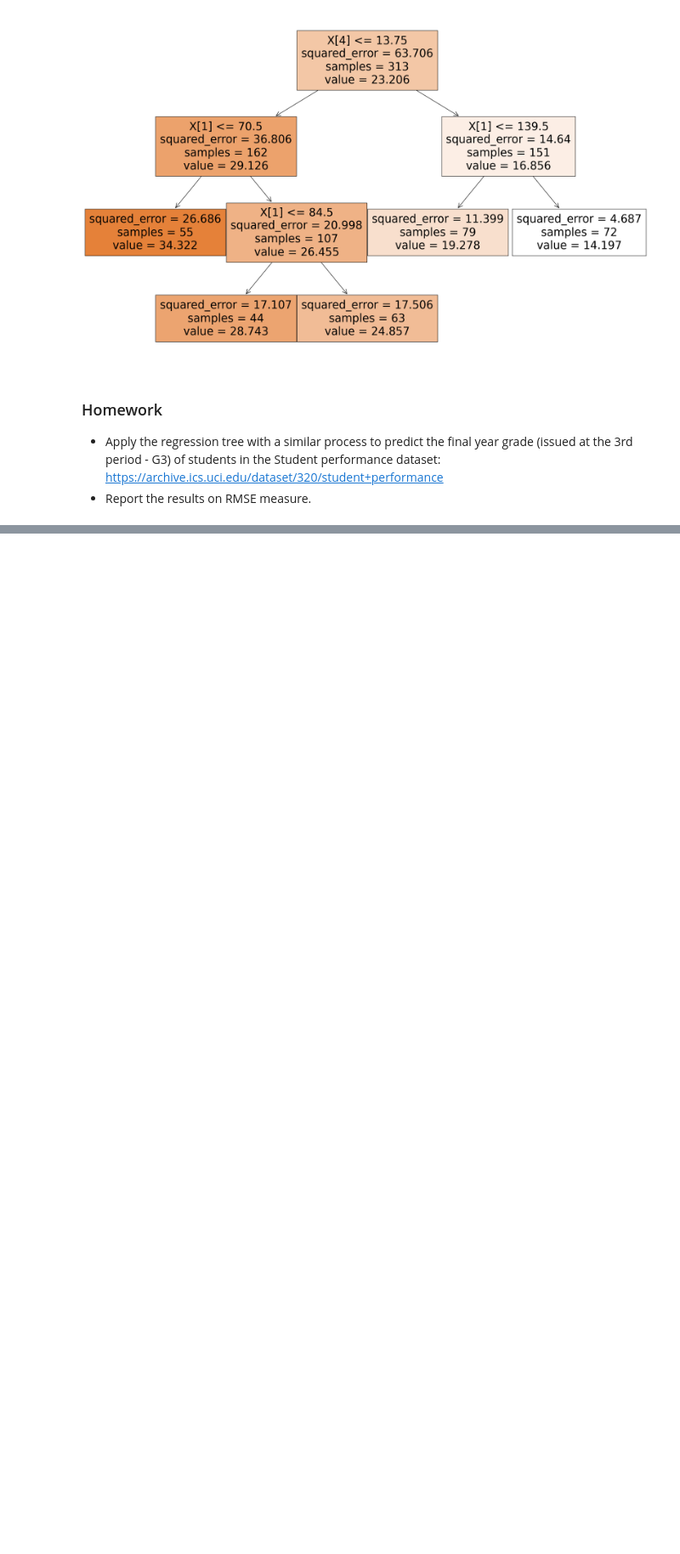
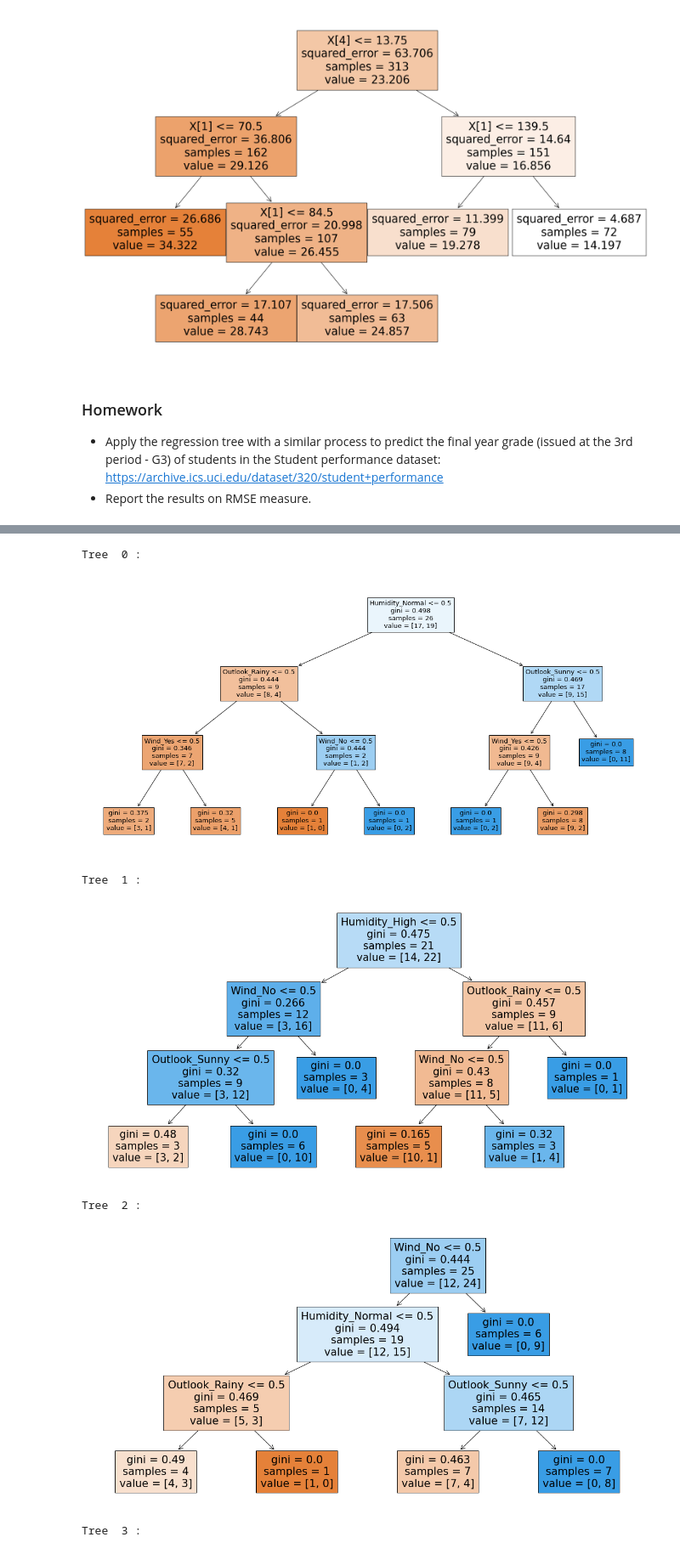
Before and after one commit to tailequy/IU-ML-Supervised, a Jupyter notebook: examples/IU-ML-Supervised-Unit5.ipynb, the cells around one changed output, grey strips where cells are left out. Shown at 85% size. Cells and saved outputs as stored; diff of their text form; code cells hidden in the pictures; blank space fills up the shorter version.

```diff
--- a/examples/IU-ML-Supervised-Unit5.ipynb
+++ b/examples/IU-ML-Supervised-Unit5.ipynb
@@ -239,0 +262,7 @@ plt.show()
+# %%
+# remove the “Week” feature, as it contains 52 unique values that do not add any
+#information to the classifier.
+X = dataset.drop(columns=['Label', 'Week'])
+y = dataset['Label']
+X = pd.get_dummies(X)
+print(X.columns)
@@ -239,0 +273,20 @@ plt.show()
+# %%
+#We divide the dataset into the training set and the testing set, using 30 percent of the
+#data to test the model after training. Furthermore, we set the parameter shuffle=True.
+#By doing this, we want to make sure that we are not pulling our training and testing
+#dataset from just one season of the year. Rather, the two partitions are drawn from
+#observations across the entire year.
+X_train, X_test, y_train, y_test = train_test_split(X, y, test_size=0.3, shuffle=True, random_state=42)
+#random_state simply sets a seed to the random generator, so that your train-test splits are always deterministic.
+#If you don't set a seed, it is different each time.
+# %%
+#we initialize and train a random forest classifier. The random forest will consist of
+#100 decision trees, each limited to a maximum depth of three levels. With the help of
+#the trained classifier, we can generate predictions on the test set and output the confusion
+#matrix for further evaluation
+
+clf = RandomForestClassifier(n_estimators=100, max_depth=3, random_state=42)
+clf.fit(X_train, y_train)
+y_pred = clf.predict(X_test)
+print('Confusion Matrix:')
+print(confusion_matrix(y_test, y_pred))
@@ -239,0 +315,4 @@ plt.show()
+# %%
+#Print trees
+for i in clf.estimators_:
+    print(i)
@@ -239,0 +337,19 @@ plt.show()
+# %%
+#Plot the decision tree
+import matplotlib.pyplot as plt #Library for plot
+n_estimators=100
+for i in range(5):
+    plt.figure(figsize=(20,10))
+    tree.plot_tree(clf.estimators_[i], feature_names=X.columns, filled=True)
+    filename = "RF-tree-"+str(i)+".pdf"
+    plt.savefig(filename,bbox_inches='tight')
+    print("Tree ", i,":")
+    plt.show()
+# %% [output]
+Tree  0 :
+[figure, added]
+Tree  1 :
+[figure, added]
+Tree  2 :
+[figure, added]
+Tree  3 :
```
Also changed, not shown: parts of 27 cells of this notebook.
